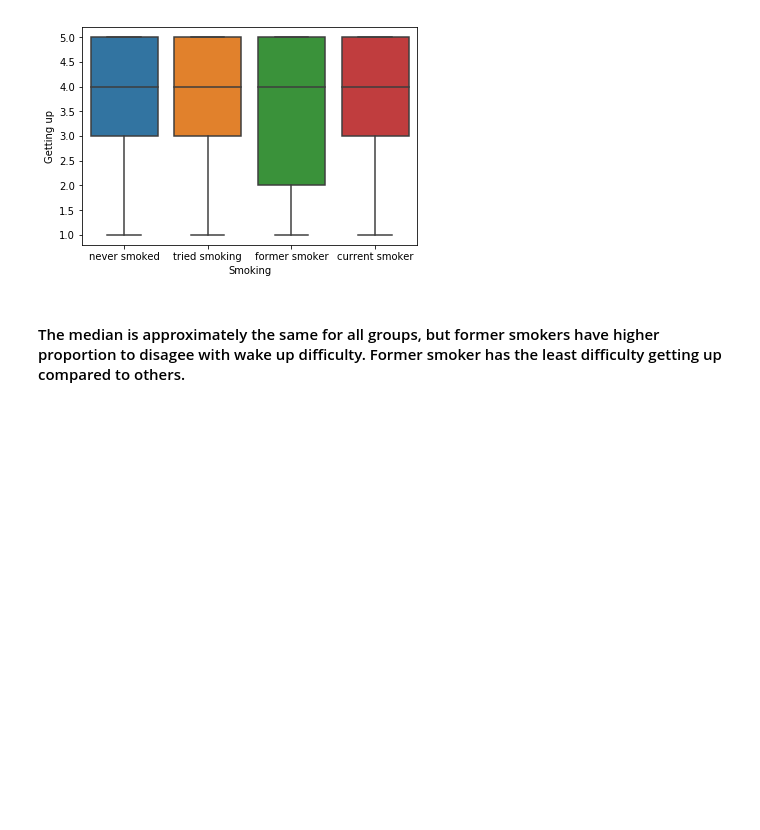
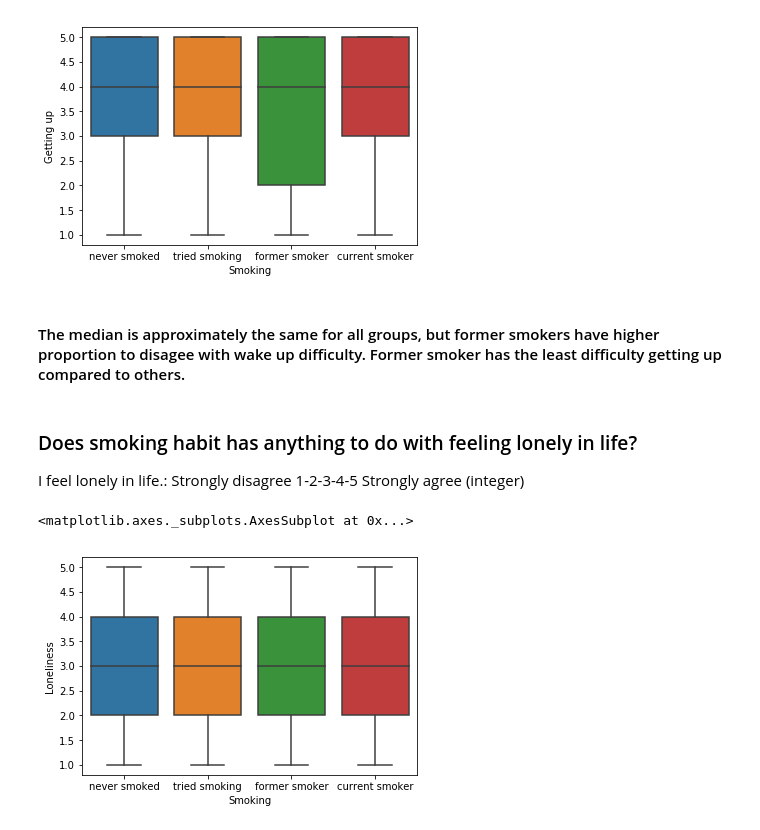
Before and after one commit to viennahu/hello-world, a Jupyter notebook: DataAnalysis.ipynb, the cells around one changed output. Saved outputs shown, nothing was run; the diff lists cells and outputs as text; code cells hidden in the pictures; blank space fills up the shorter version.

Commit message:
exploratory data analysis

```diff
--- a/DataAnalysis.ipynb
+++ b/DataAnalysis.ipynb
@@ -108,3 +108,11 @@ sns.boxplot(x = "Smoking", y = "Getting up", data = df)
 [figure]
 # %% [markdown]
 #### The median is approximately the same for all groups, but former smokers have higher proportion to disagee with wake up difficulty. Former smoker has the least difficulty getting up compared to others.
+# %% [markdown]
+### Does smoking habit has anything to do with feeling lonely in life?
+I feel lonely in life.: Strongly disagree 1-2-3-4-5 Strongly agree (integer)
+# %%
+sns.boxplot(x = "Smoking", y = "Loneliness", data = df)
+# %% [output]
+<matplotlib.axes._subplots.AxesSubplot at 0x...>
+[figure, added]
```
Also changed, not shown: parts of 46 cells of this notebook.
